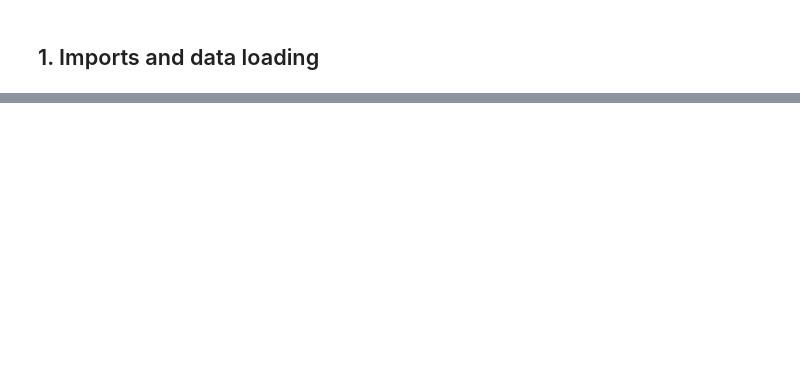
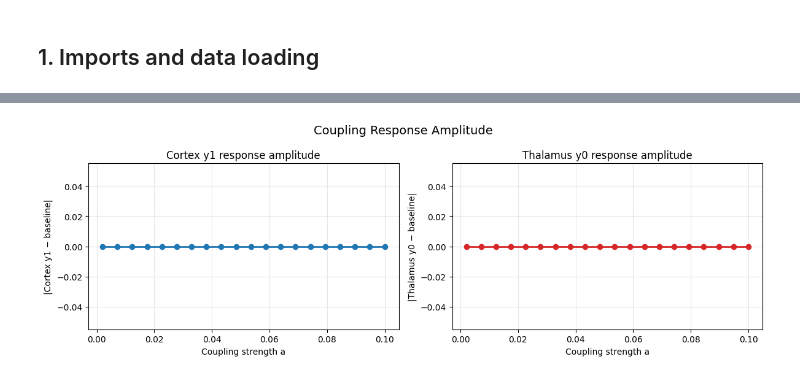
Before and after one commit to the-virtual-brain/tvb-root, a Jupyter notebook: tvb_documentation/demos/simulate_hybrid_parameter_sweeps.ipynb, the cells around one changed output, grey strips where cells are left out. Cells and saved outputs as stored; diff of their text form; code cells hidden in the pictures; blank space fills up the shorter version.

```diff
--- a/tvb_documentation/demos/simulate_hybrid_parameter_sweeps.ipynb
+++ b/tvb_documentation/demos/simulate_hybrid_parameter_sweeps.ipynb
@@ -228,24 +206,0 @@ the activity grows with coupling strength.
-# %%
-thal_xi = thal_mean[:, 0]  # mean xi across nodes
-baseline = thal_xi[0]       # lowest coupling as baseline
-amplitude = np.abs(thal_xi - baseline)
-
-fig, ax = plt.subplots(figsize=(8, 4))
-ax.plot(sweep_vals, amplitude, 'o-', linewidth=2, color='#d62728')
-ax.axhline(y=0.002, color='gray', linestyle='--', alpha=0.5,
-           label='noise floor')
-ax.set_xlabel("Coupling strength a")
-ax.set_ylabel("|Mean xi − baseline|")
-ax.set_title("Thalamic response amplitude vs coupling strength")
-ax.legend()
-ax.grid(True, alpha=0.3)
-plt.tight_layout()
-plt.show()
-
-# Estimate critical coupling: first value above noise floor
-threshold_mask = amplitude > 0.003
-if np.any(threshold_mask):
-    critical_a = sweep_vals[np.argmax(threshold_mask)]
-    print(f"Estimated critical coupling: a ≈ {critical_a:.4f}")
-else:
-    print("No clear transition detected — try wider sweep range")
@@ -267,0 +212,20 @@ n\_sweeps × n\_steps / wall\_seconds / 1000).
+# %%
+fig, axes = plt.subplots(1, 2, figsize=(12, 4))
+
+for ax, data, voi_idx, label, color in [
+    (axes[0], ctx_mean, 1, "Cortex y1", '#1f77b4'),
+    (axes[1], thal_mean, 0, "Thalamus y0", '#d62728'),
+]:
+    signal = data[:, voi_idx]
+    amplitude = np.abs(signal - signal[0])  # deviation from baseline
+    ax.plot(sweep_vals, amplitude, 'o-', linewidth=2, color=color)
+    ax.set_xlabel("Coupling strength a")
+    ax.set_ylabel(f"|{label} − baseline|")
+    ax.set_title(f"{label} response amplitude")
+    ax.grid(True, alpha=0.3)
+
+fig.suptitle("Coupling Response Amplitude", fontsize=14)
+plt.tight_layout()
+plt.show()
+# %% [output]
+[figure, added]
```
Also changed, not shown: parts of 19 cells of this notebook, 2 other files.
